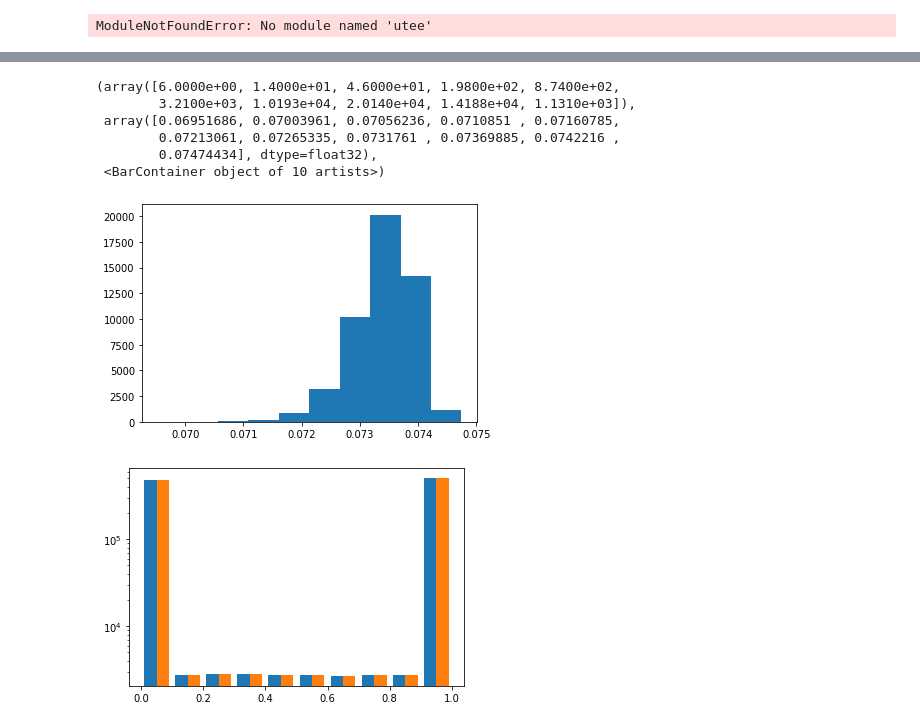
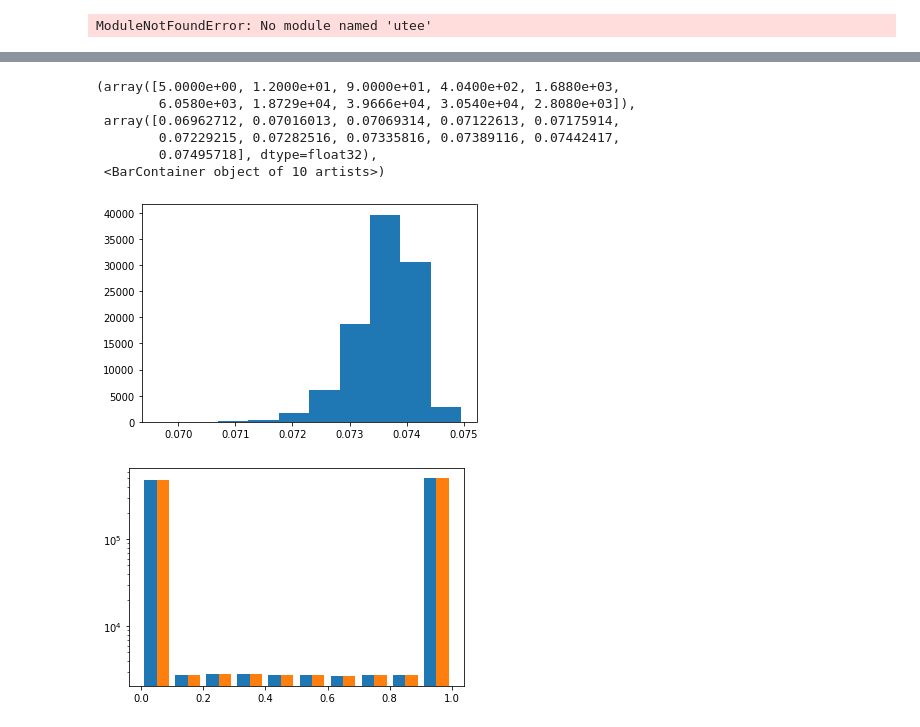
Before and after one commit to microsoft/distance-learner, a Jupyter notebook: notebooks/Playground.ipynb, the cells around one changed output, grey strips where cells are left out. Drawn from its saved outputs; the diff is of its cells as text; code cells hidden in the pictures.

```diff
--- a/notebooks/Playground.ipynb
+++ b/notebooks/Playground.ipynb
@@ -532,4 +532,5 @@ from datagen.synthetic.multiple.concentricspheres import ConcentricSpheres
 train_set, val_set, test_set = ConcentricSpheres.load_splits("/data/dumps/expC_dist_learner_for_adv_ex/rdm_concspheres_test/rdm_concspheres_k500n500_noninfsmoothdist_2/data/")
 # %%
 import torch
-dist_mat = torch.cdist(val_set.normed_all_points[val_set.class_labels == 1], train_set.normed_all_points[train_set.class_labels == 1], p=2)
+rdm_idx = np.random.choice(np.arange(250000), 100000)
+dist_mat = torch.cdist(train_set.normed_all_points[train_set.class_labels == 1][rdm_idx], train_set.normed_all_points[train_set.class_labels == 1][100000:], p=2)
@@ -536,20 +549,22 @@ dist_mat = torch.cdist(val_set.normed_all_points[val_set.class_labels == 1], tra
 # %%
-min_dist_val_to_train = dist_mat.min(axis=1)[0]
+# min_dist_val_to_train = dist_mat.min(axis=1)[0]
+min_dist_train_subset_to_train = dist_mat.min(axis=1)[0]
 # %%
 import numpy as np
-min_dist_val_to_train /= np.sqrt(500)
+# min_dist_val_to_train /= np.sqrt(500)
+min_dist_train_subset_to_train /= np.sqrt(500)
 # %%
 import matplotlib.pyplot as plt
 
-plt.hist(min_dist_val_to_train.numpy())
+plt.hist(min_dist_train_subset_to_train.numpy())
 # %% [output]
-(array([6.0000e+00, 1.4000e+01, 4.6000e+01, 1.9800e+02, 8.7400e+02,
-        3.2100e+03, 1.0193e+04, 2.0140e+04, 1.4188e+04, 1.1310e+03]),
- array([0.06951686, 0.07003961, 0.07056236, 0.0710851 , 0.07160785,
-        0.07213061, 0.07265335, 0.0731761 , 0.07369885, 0.0742216 ,
-        0.07474434], dtype=float32),
+(array([5.0000e+00, 1.2000e+01, 9.0000e+01, 4.0400e+02, 1.6880e+03,
+        6.0580e+03, 1.8729e+04, 3.9666e+04, 3.0540e+04, 2.8080e+03]),
+ array([0.06962712, 0.07016013, 0.07069314, 0.07122613, 0.07175914,
+        0.07229215, 0.07282516, 0.07335816, 0.07389116, 0.07442417,
+        0.07495718], dtype=float32),
  <BarContainer object of 10 artists>)
-[figure, old version]
+[figure, new version]
 # %%
 plt.hist(train_set.normed_all_smooth_distances.numpy(), log=True)
 plt.show()
```
Also changed, not shown: parts of 2 cells of this notebook, 8 other files.
